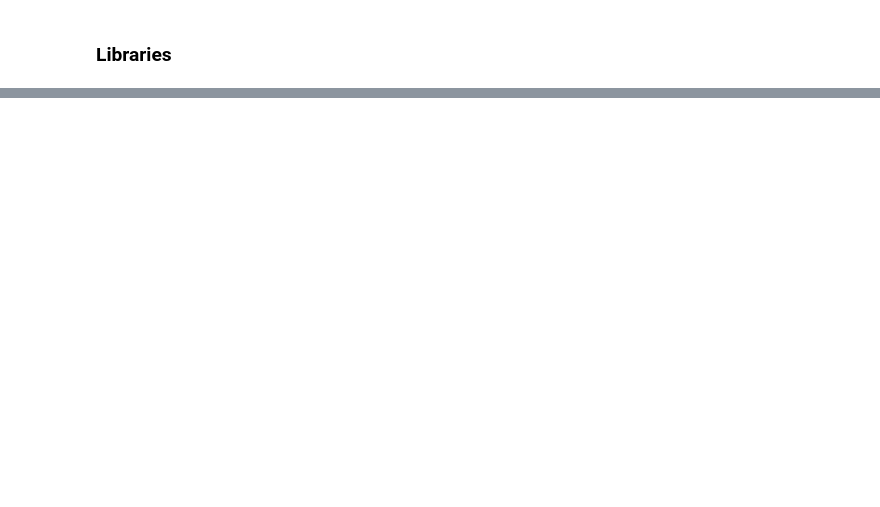
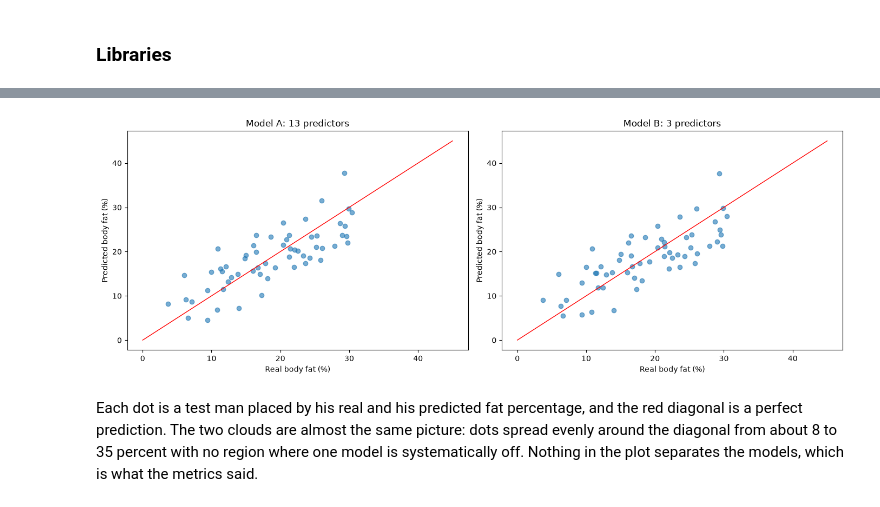
Before and after one commit to Jonathansl17/jarvis, a Jupyter notebook: body_fat_regression/body_fat_regression.ipynb, the cells around one changed output, grey strips where cells are left out. Saved outputs shown, nothing was run; the diff lists cells and outputs as text; code cells hidden in the pictures; blank space fills up the shorter version.

```diff
--- a/body_fat_regression/body_fat_regression.ipynb
+++ b/body_fat_regression/body_fat_regression.ipynb
@@ -116,0 +290,3 @@ To be developed.
+# %%
+model_all = fit_ols(CANDIDATES)
+print(model_all.summary())
@@ -116,0 +398,16 @@ To be developed.
+# %%
+def evaluate(name, model, features):
+    y_true = bodyfat_test[TARGET]
+    y_pred = model.predict(sm.add_constant(bodyfat_test[features]))
+    r2 = r2_score(y_true, y_pred)
+    n, p = len(y_true), len(features)
+    return pd.Series({
+        'R2': r2,
+        'Adjusted R2': 1 - (1 - r2) * (n - 1) / (n - p - 1),
+        'MAE (% fat)': mean_absolute_error(y_true, y_pred),
+        'RMSE (% fat)': np.sqrt(mean_squared_error(y_true, y_pred)),
+    }, name=name), y_pred
+
+metrics_all, pred_all = evaluate('Model A: 13 predictors', model_all, CANDIDATES)
+metrics_compact, pred_compact = evaluate('Model B: 3 predictors', model_compact, COMPACT)
+print(pd.concat([metrics_all, metrics_compact], axis=1).round(3))
@@ -116,0 +424,15 @@ To be developed.
+# %%
+# Real against predicted for both models
+fig, axes = plt.subplots(1, 2, figsize=(14, 5))
+for ax, (name, pred) in zip(axes, [('Model A: 13 predictors', pred_all), ('Model B: 3 predictors', pred_compact)]):
+    ax.scatter(bodyfat_test[TARGET], pred, alpha=0.6)
+    ax.plot([0, 45], [0, 45], color='red', linewidth=1)
+    ax.set_xlabel('Real body fat (%)')
+    ax.set_ylabel('Predicted body fat (%)')
+    ax.set_title(name)
+plt.tight_layout()
+plt.show()
+# %% [output]
+[figure, added]
+# %% [markdown]
+Each dot is a test man placed by his real and his predicted fat percentage, and the red diagonal is a perfect prediction. The two clouds are almost the same picture: dots spread evenly around the diagonal from about 8 to 35 percent with no region where one model is systematically off. Nothing in the plot separates the models, which is what the metrics said.
```
Also changed, not shown: parts of 55 cells of this notebook, 1 other file.
